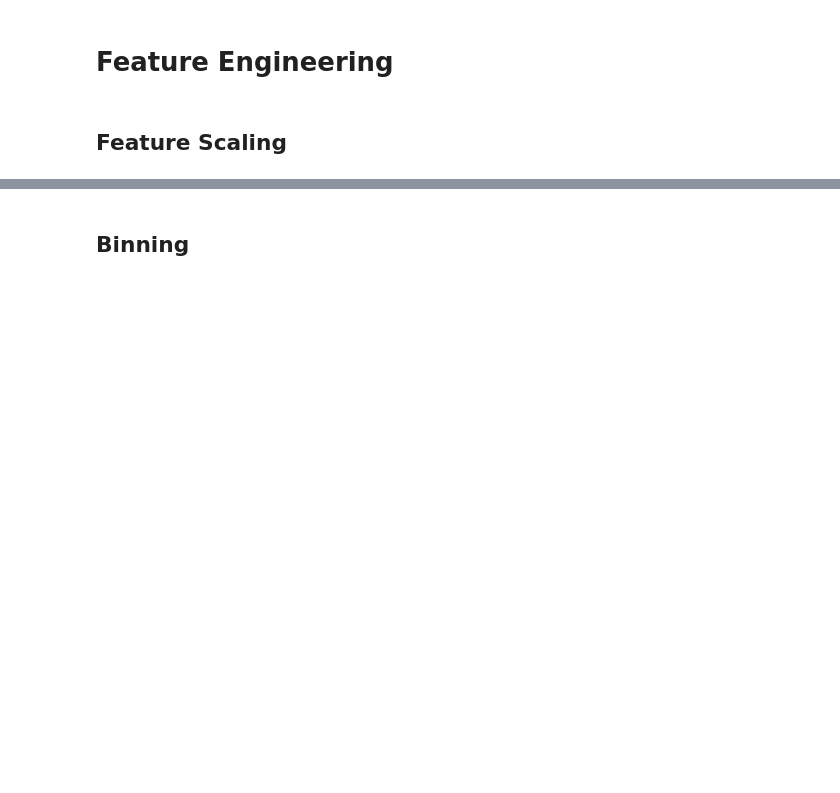
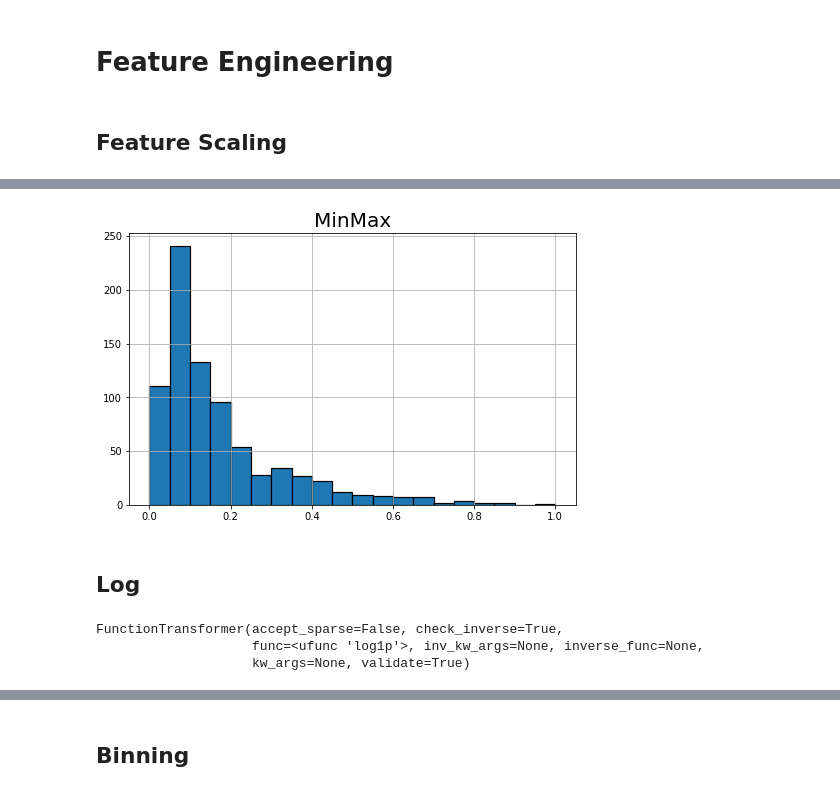
Before and after one commit to stepthom/869_course, a Jupyter notebook: classification/slides_classification_feature_engineering.ipynb, the cells around one changed output, grey strips where cells are left out. Saved outputs shown, nothing was run; the diff lists cells and outputs as text; code cells hidden in the pictures; blank space fills up the shorter version.

```diff
--- a/classification/slides_classification_feature_engineering.ipynb
+++ b/classification/slides_classification_feature_engineering.ipynb
@@ -122,0 +153,17 @@ plt.tight_layout();
+# %%
+plot_hist(X_train['Salary_MinMax'], "MinMax");
+# %% [output]
+[figure, added]
+# %% [markdown]
+## Log
+# %%
+from sklearn.preprocessing import FunctionTransformer
+
+scaler = FunctionTransformer(np.log1p, validate=True)
+scaler.fit(X_train[['Salary']])
+X_train['Salary_Log'] = scaler.transform(X_train[['Salary']])
+X_test['Salary_Log'] = scaler.transform(X_test[['Salary']])
+# %% [output]
+FunctionTransformer(accept_sparse=False, check_inverse=True,
+                    func=<ufunc 'log1p'>, inv_kw_args=None, inverse_func=None,
+                    kw_args=None, validate=True)
```
Also changed, not shown: parts of 41 cells of this notebook.
